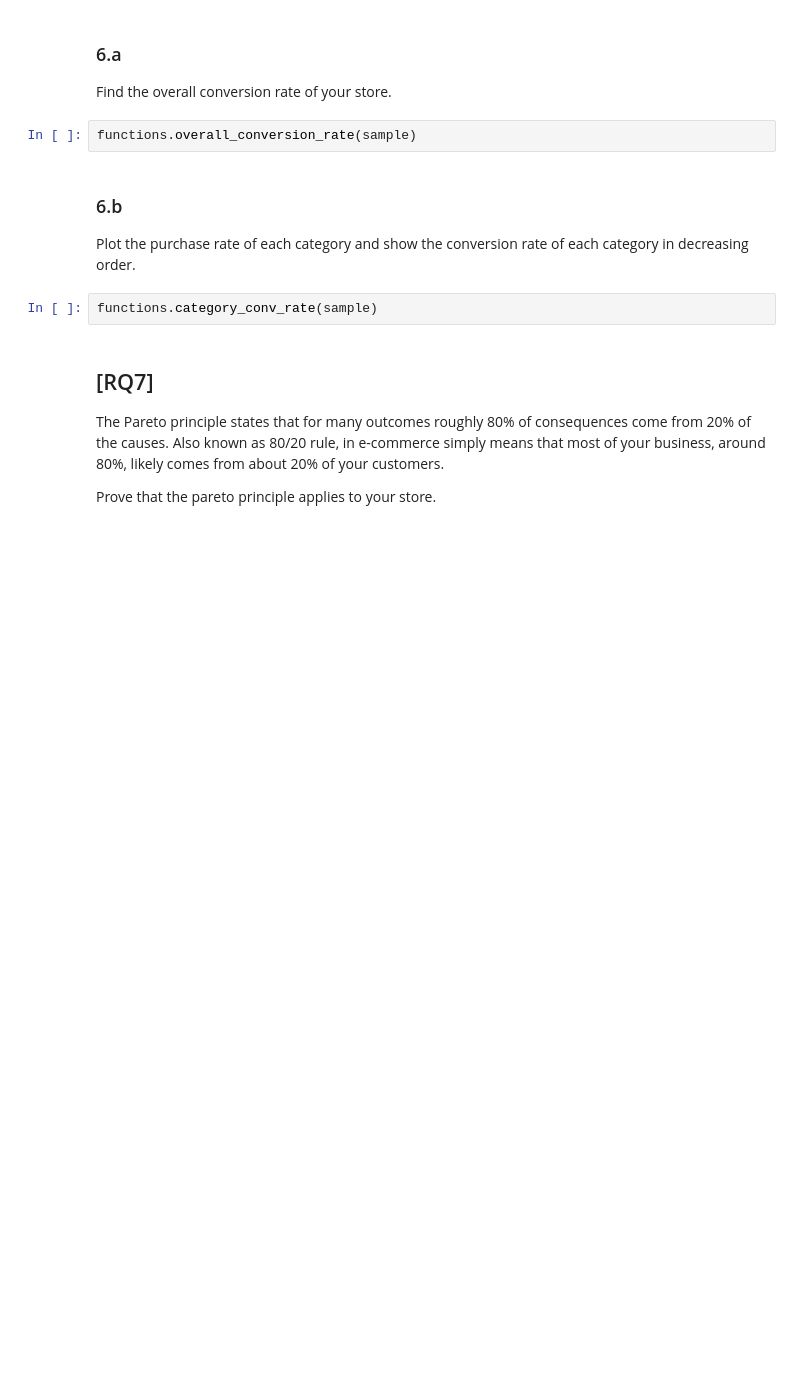
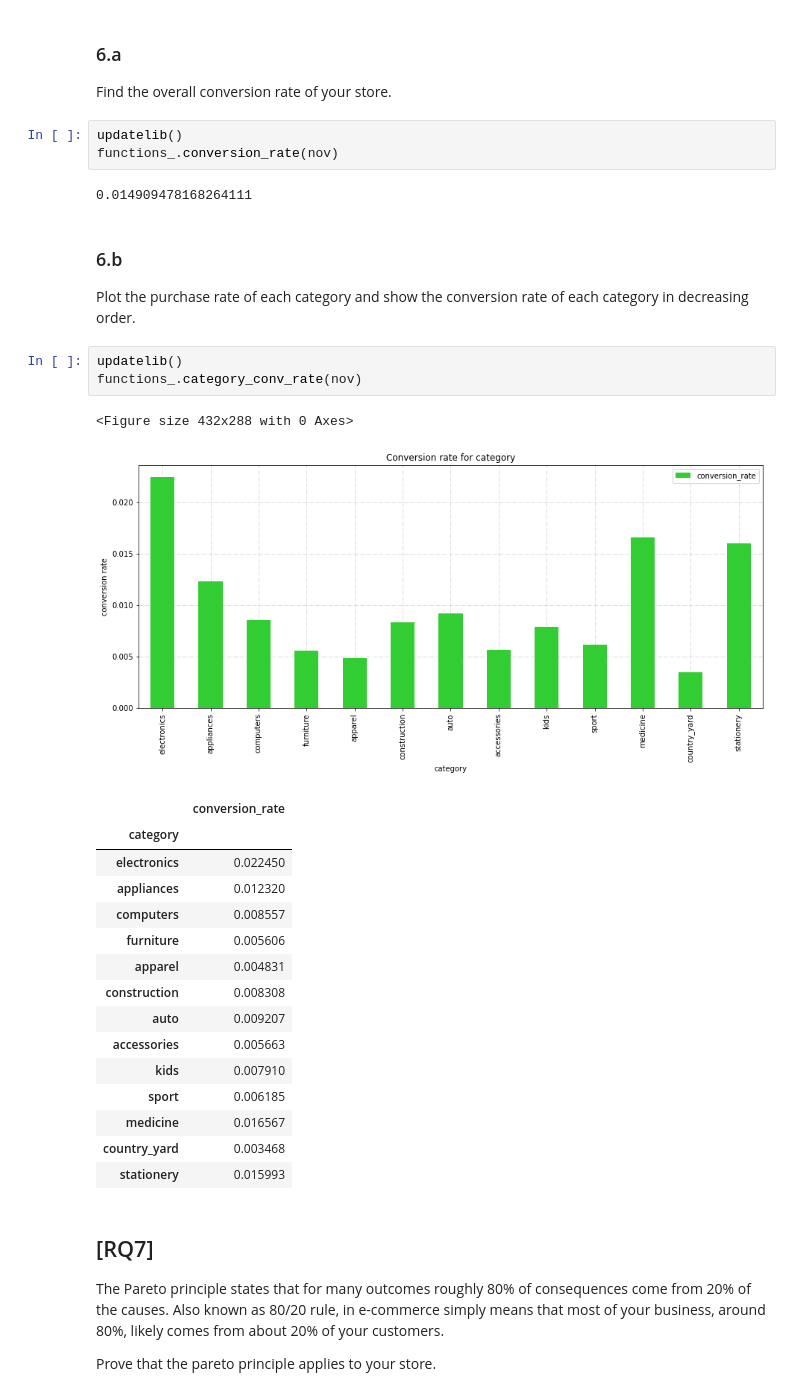
Before and after one commit to mikcnt/adm-homework-2, a Jupyter notebook: exercises_test.ipynb, the cells around one changed output. Drawn from its saved outputs; the diff is of its cells as text; blank space fills up the shorter version.

```diff
--- a/exercises_test.ipynb
+++ b/exercises_test.ipynb
@@ -202,13 +202,35 @@ The conversion rate of a product is given by the purchase rate over the number o
 # %% [markdown]
 ### 6.a
 Find the overall conversion rate of your store.
-# %%
-functions.overall_conversion_rate(sample)
+# %%
+updatelib()
+functions_.conversion_rate(nov)
+# %% [output]
+0.014909478168264111
 # %% [markdown]
 ### 6.b
 Plot the purchase rate of each category and show the conversion rate of each category in decreasing order.
-# %%
-functions.category_conv_rate(sample)
+# %%
+updatelib()
+functions_.category_conv_rate(nov)
+# %% [output]
+<Figure size 432x288 with 0 Axes>
+[figure, added]
+|  | conversion_rate |
+| category |  |
+| electronics | 0.022450 |
+| appliances | 0.012320 |
+| computers | 0.008557 |
+| furniture | 0.005606 |
+| apparel | 0.004831 |
+| construction | 0.008308 |
+| auto | 0.009207 |
+| accessories | 0.005663 |
+| kids | 0.007910 |
+| sport | 0.006185 |
+| medicine | 0.016567 |
+| country_yard | 0.003468 |
+| stationery | 0.015993 |
 # %% [markdown]
 ## [RQ7]
 The Pareto principle states that for many outcomes roughly 80% of consequences come from 20% of the causes. Also known as 80/20 rule, in e-commerce simply means that most of your business, around 80%, likely comes from about 20% of your
```
Also changed, not shown: 1 other file.
